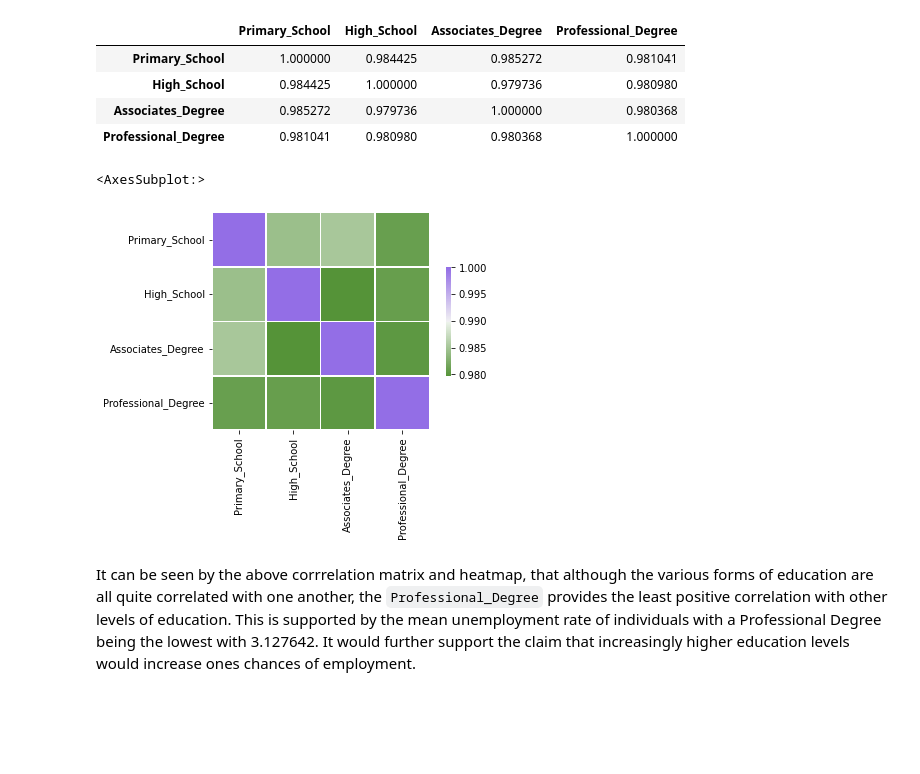
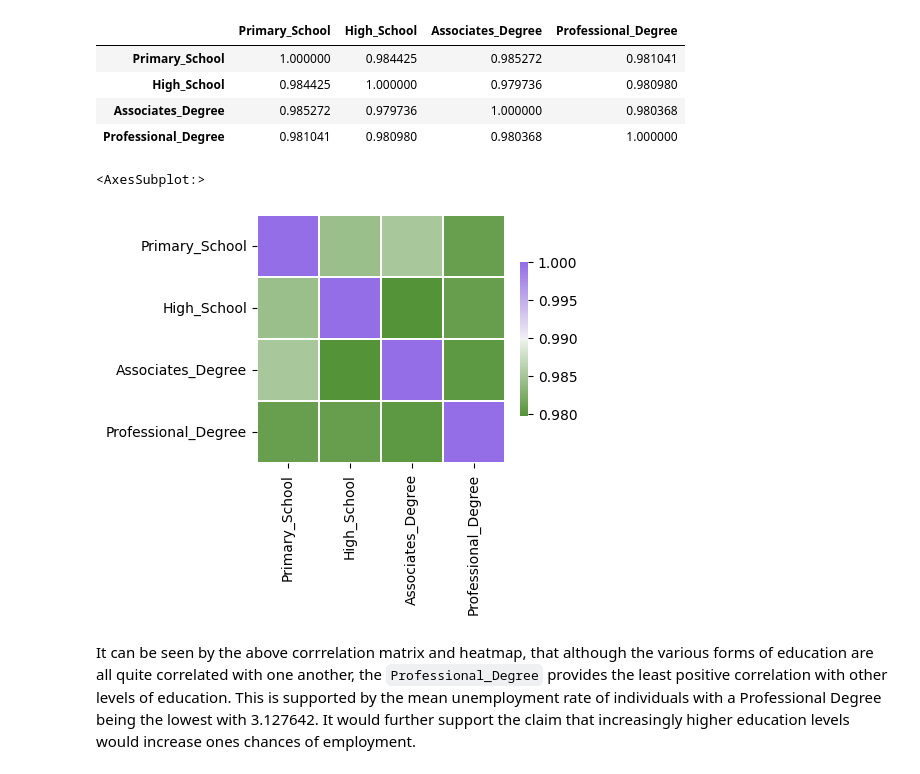
Before and after one commit to ibrahimabubaker/Job_Market_Analysis, a Jupyter notebook: index.ipynb, the cells around one changed output. Cells and saved outputs as stored; diff of their text form; code cells hidden in the pictures; blank space fills up the shorter version.

````diff
--- a/index.ipynb
+++ b/index.ipynb
@@ -8,6 +10,6 @@ import matplotlib.pyplot as plt
 import seaborn as sns
 # %%
-df = pd.read_csv('../unemployment_data/unemployment_data_us.csv')
+df = pd.read_csv('./unemployment_data_us.csv')
 # %%
 df.head()
 # %% [output]
@@ -81,10 +83,11 @@ df[['Primary_School', 'High_School', 'Associates_Degree', 'Professional_Degree']
 | Professional_Degree | 0.981041 | 0.980980 | 0.980368 | 1.000000 |
 # %%
 cmap = sns.diverging_palette(120, 275, s=80, l=55, n=9, as_cmap=True)
-sns.heatmap(df[['Primary_School', 'High_School', 'Associates_Degree', 'Professional_Degree']].corr(),square=True, linewidths=.5, cbar_kws={"shrink": 0.5}, cmap=cmap)
+fig, ax = plt.subplots(figsize=(4,4))         # Sample figsize in inches
+sns.heatmap(df[['Primary_School', 'High_School', 'Associates_Degree', 'Professional_Degree']].corr(),square=True, linewidths=.5, cbar_kws={"shrink": 0.5}, cmap=cmap, ax=ax)
 # %% [output]
 <AxesSubplot:>
-[figure, old version]
+[figure, new version]
 # %% [markdown]
 It can be seen by the above corrrelation matrix and heatmap, that although the various forms of education are all quite correlated with one another, the ```Professional_Degree``` provides the least positive correlation with other levels of education. This is supported by the mean unemployment rate of individuals with a Professional Degree being the lowest with 3.127642. It would further support the claim that increasingly higher education levels would increase ones chances of employment.
 # %%
````
Also changed, not shown: parts of 14 cells of this notebook, 2 other files.
